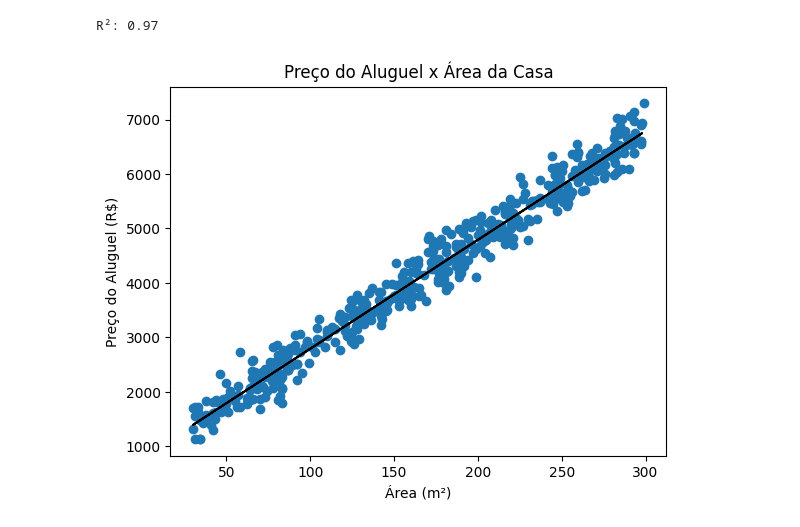
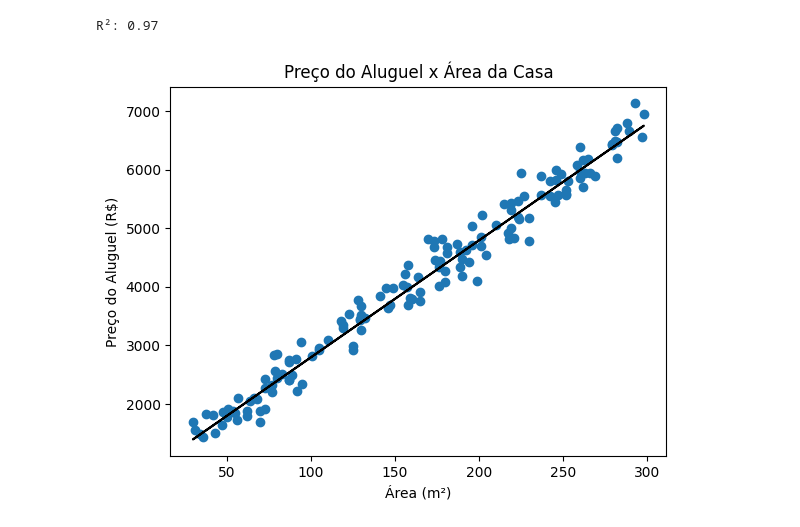
Before and after one commit to olzmooraes/dataScience, a Jupyter notebook: regressaoLinear/index.ipynb, the cells around one changed output. Saved outputs shown, nothing was run; the diff lists cells and outputs as text; code cells hidden in the pictures.

Commit message:
Corrigindo X e Y do plot

```diff
--- a/regressaoLinear/index.ipynb
+++ b/regressaoLinear/index.ipynb
@@ -30,10 +30,10 @@ R²: 0.97
 # %%
 import matplotlib.pyplot as plt
 plt.plot(x_test, y_pred, color='black')
-plt.scatter(df['Area'], df['Preco'])
+plt.scatter(x_test, y_test)
 plt.xlabel('Área (m²)')
 plt.ylabel('Preço do Aluguel (R$)')
 plt.title('Preço do Aluguel x Área da Casa')
 plt.show()
 # %% [output]
-[figure, old version]
+[figure, new version]
```
